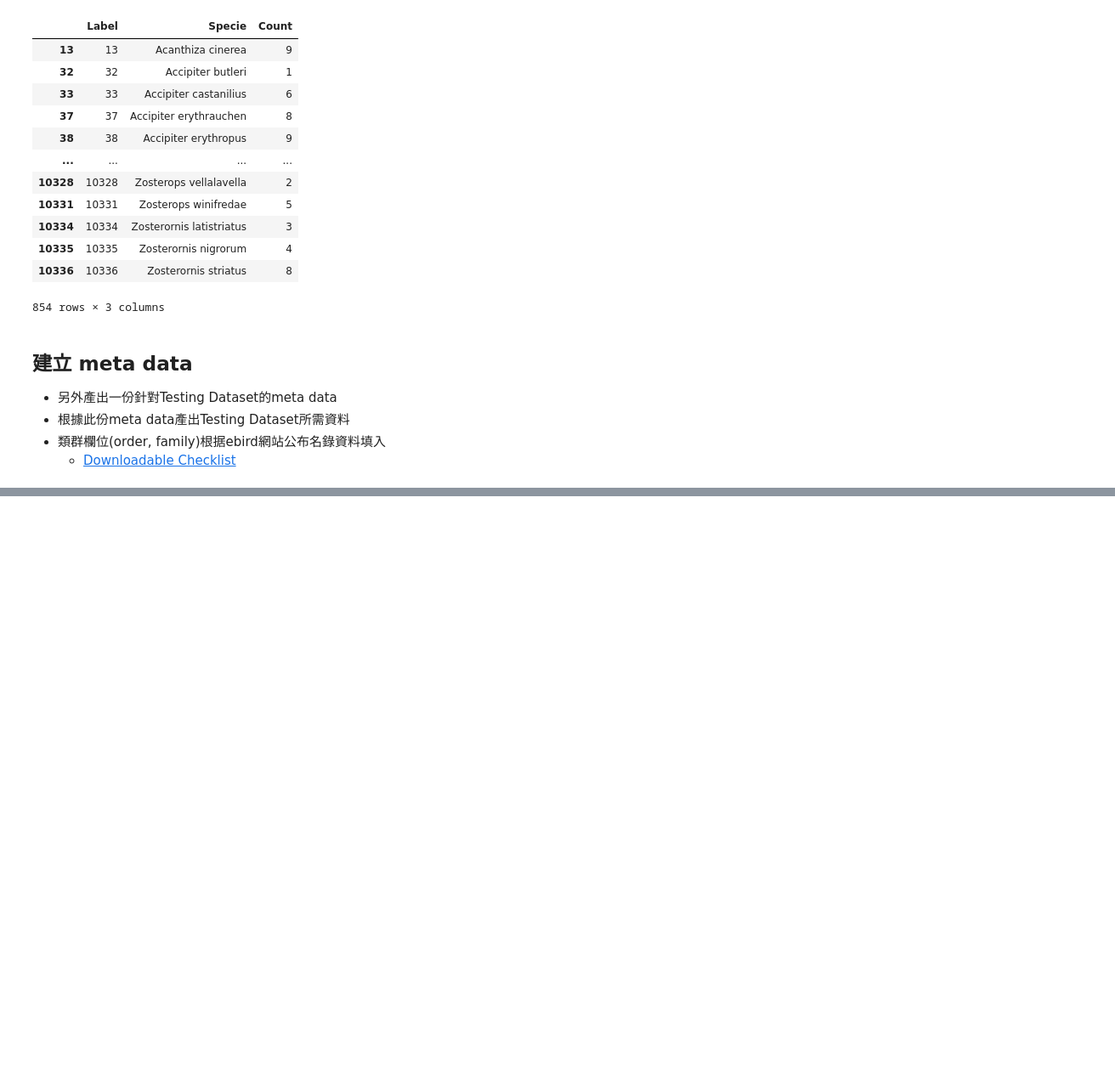
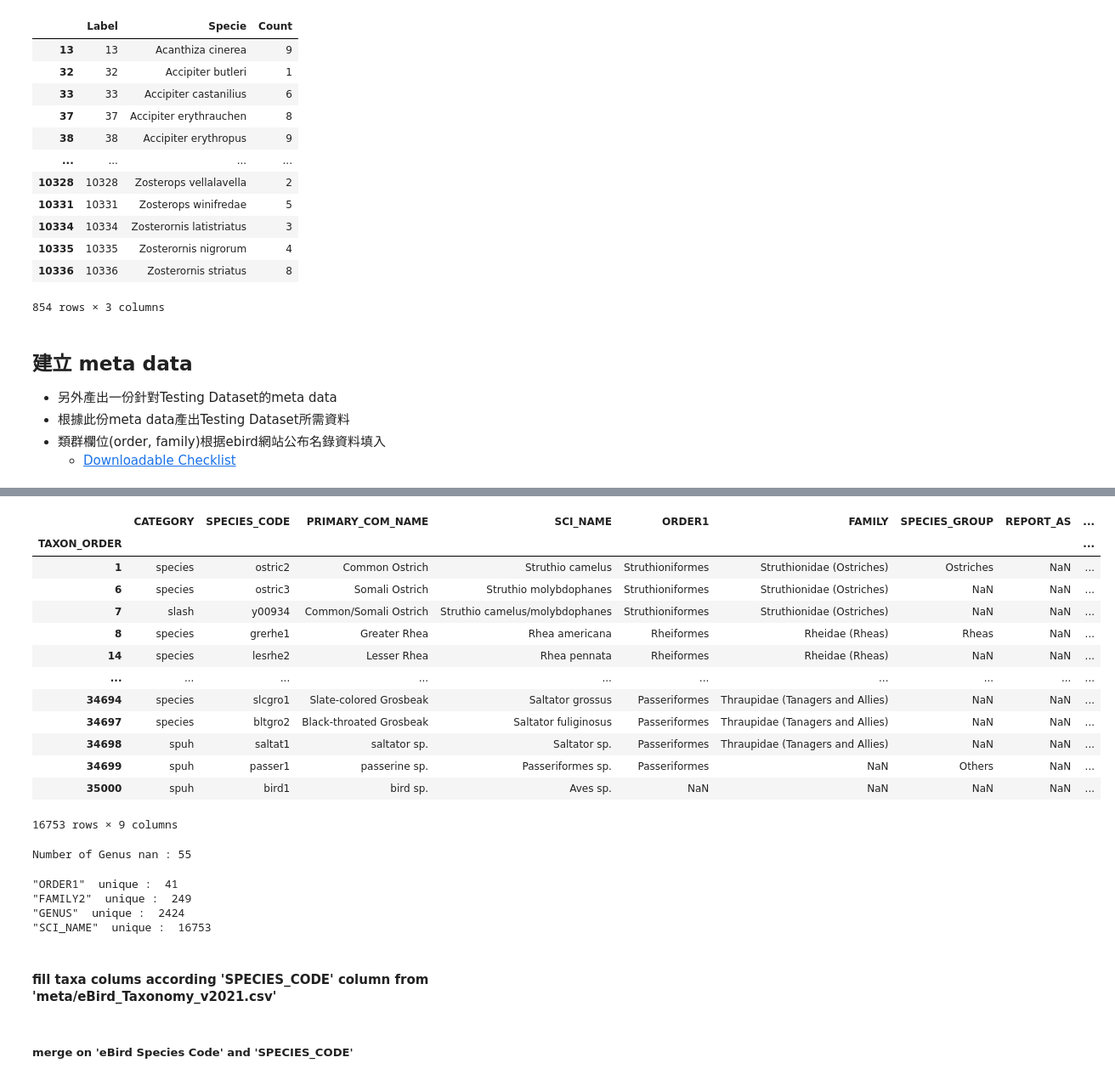
Before and after one commit to YunghuiHsu/ebird_project, a Jupyter notebook: download_ebird/establish_ebird_finetune.ipynb, the cells around one changed output, grey strips where cells are left out. Shown: that part at 85% size. Saved outputs shown, nothing was run; the diff lists cells and outputs as text; code cells hidden in the pictures; blank space fills up the shorter version.

```diff
--- a/download_ebird/establish_ebird_finetune.ipynb
+++ b/download_ebird/establish_ebird_finetune.ipynb
@@ -594,0 +619,3 @@ for dir_ in sp_count.query('Count<10').Dir_class.unique():
+# %%
+df_eBird_Taxonomy  = pd.read_csv('meta/eBird_Taxonomy_v2021.csv', index_col=0)
+df_eBird_Taxonomy
@@ -594,0 +655,41 @@ for dir_ in sp_count.query('Count<10').Dir_class.unique():
+# %%
+df_eBird_Taxonomy['FAMILY2']  = (df_eBird_Taxonomy[df_eBird_Taxonomy.FAMILY.notnull()]
+                                 .FAMILY.apply(lambda x : str(x).split(' (')[0] ))
+df_eBird_Taxonomy.FAMILY2.sort_values().unique()
+df_eBird_Taxonomy
+# %% [output]
+|  | CATEGORY | SPECIES_CODE | PRIMARY_COM_NAME | SCI_NAME | ORDER1 | FAMILY | SPECIES_GROUP | REPORT_AS | ... |
+| TAXON_ORDER |  |  |  |  |  |  |  |  | ... |
+| 1 | species | ostric2 | Common Ostrich | Struthio camelus | Struthioniformes | Struthionidae (Ostriches) | Ostriches | NaN | ... |
+| 6 | species | ostric3 | Somali Ostrich | Struthio molybdophanes | Struthioniformes | Struthionidae (Ostriches) | NaN | NaN | ... |
+| 7 | slash | y00934 | Common/Somali Ostrich | Struthio camelus/molybdophanes | Struthioniformes | Struthionidae (Ostriches) | NaN | NaN | ... |
+| 8 | species | grerhe1 | Greater Rhea | Rhea americana | Rheiformes | Rheidae (Rheas) | Rheas | NaN | ... |
+| 14 | species | lesrhe2 | Lesser Rhea | Rhea pennata | Rheiformes | Rheidae (Rheas) | NaN | NaN | ... |
+| ... | ... | ... | ... | ... | ... | ... | ... | ... | ... |
+| 34694 | species | slcgro1 | Slate-colored Grosbeak | Saltator grossus | Passeriformes | Thraupidae (Tanagers and Allies) | NaN | NaN | ... |
+| 34697 | species | bltgro2 | Black-throated Grosbeak | Saltator fuliginosus | Passeriformes | Thraupidae (Tanagers and Allies) | NaN | NaN | ... |
+| 34698 | spuh | saltat1 | saltator sp. | Saltator sp. | Passeriformes | Thraupidae (Tanagers and Allies) | NaN | NaN | ... |
+| 34699 | spuh | passer1 | passerine sp. | Passeriformes sp. | Passeriformes | NaN | Others | NaN | ... |
+| 35000 | spuh | bird1 | bird sp. | Aves sp. | NaN | NaN | NaN | NaN | ... |
+16753 rows × 9 columns
+# %%
+df_eBird_Taxonomy['GENUS'] = df_eBird_Taxonomy['SCI_NAME'].apply(lambda x: x.split(' ')[0])
+genus_list = df_eBird_Taxonomy['GENUS'].sort_values()
+
+mask = df_eBird_Taxonomy.GENUS.str.contains('/')
+index = df_eBird_Taxovnomy[mask].index.values
+print(f'Number of Genus nan : {len(index)}')
+df_eBird_Taxonomy.loc[index, 'GENUS'] = np.nan
+# df_eBird_Taxonomy.loc[index]
+# %% [output]
+Number of Genus nan : 55
+# %%
+taxa =  ['ORDER1', 'FAMILY2', 'GENUS', 'SCI_NAME']
+for taxon in taxa:
+    n_unique = df_eBird_Taxonomy[taxon].nunique()
+    print(f'"{taxon}"  unique : ', n_unique)
+# %% [output]
+"ORDER1"  unique :  41
+"FAMILY2"  unique :  249
+"GENUS"  unique :  2424
+"SCI_NAME"  unique :  16753
@@ -594,0 +699,4 @@ for dir_ in sp_count.query('Count<10').Dir_class.unique():
+# %% [markdown]
+#### fill taxa colums according 'SPECIES_CODE' column  from 'meta/eBird_Taxonomy_v2021.csv'
+# %% [markdown]
+##### merge on 'eBird Species Code' and 'SPECIES_CODE'
```
Also changed, not shown: parts of 44 cells of this notebook, 1 other file.
